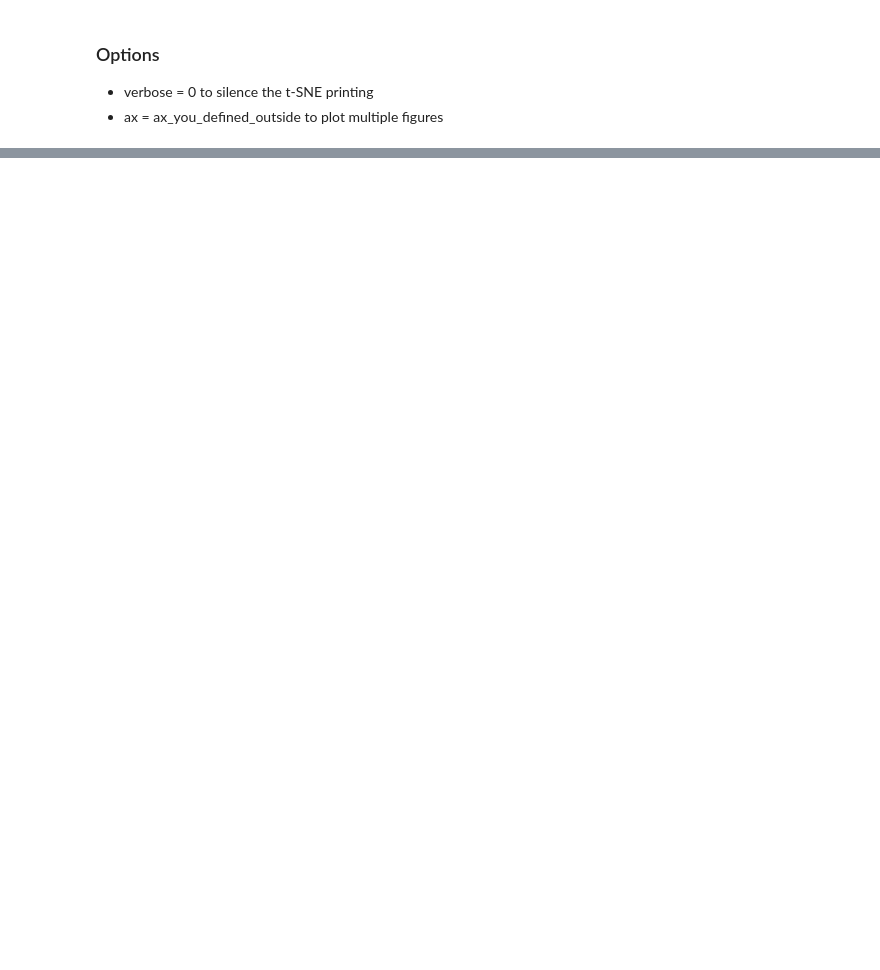
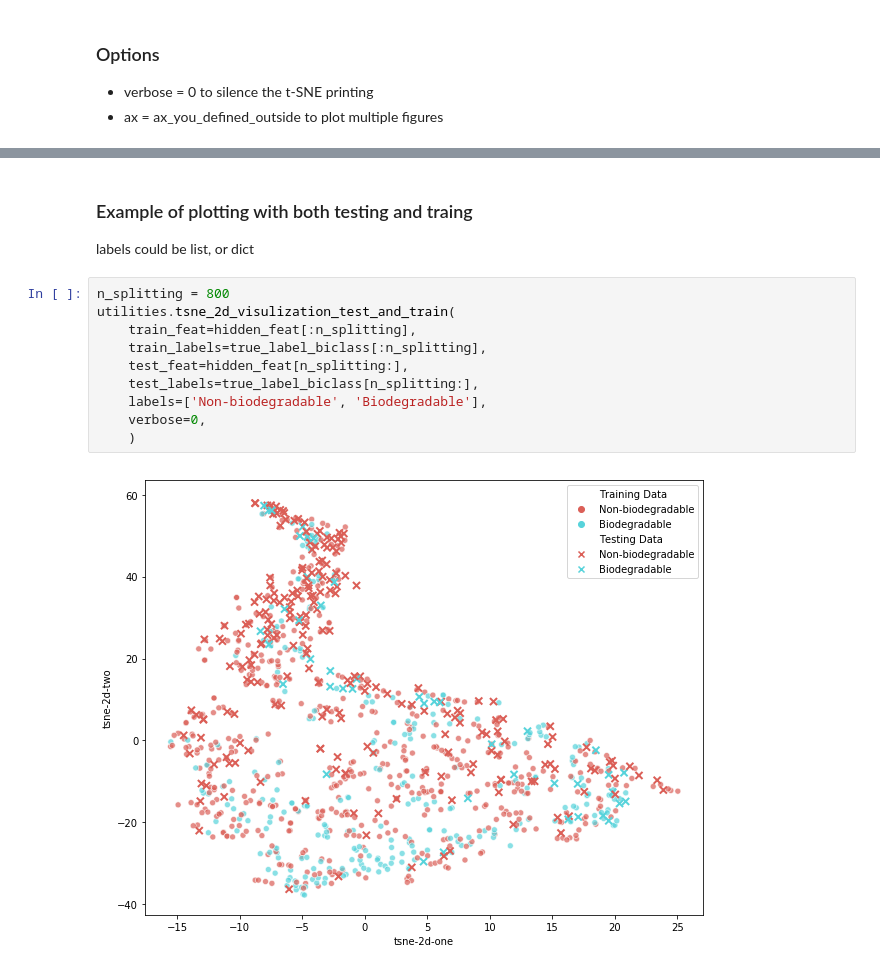
Before and after one commit to chembed/DeepChEmbed, a Jupyter notebook: deepchembed/tutorials/visualization_tsne.ipynb, the cells around one changed output, grey strips where cells are left out. Saved outputs shown, nothing was run; the diff lists cells and outputs as text; blank space fills up the shorter version.

```diff
--- a/deepchembed/tutorials/visualization_tsne.ipynb
+++ b/deepchembed/tutorials/visualization_tsne.ipynb
@@ -97,0 +98,15 @@ Text(0.5, 1.0, 'Using predicted Label')
+# %% [markdown]
+### Example of plotting with both testing and traing
+labels could be list, or dict
+# %%
+n_splitting = 800
+utilities.tsne_2d_visulization_test_and_train(
+    train_feat=hidden_feat[:n_splitting],
+    train_labels=true_label_biclass[:n_splitting],
+    test_feat=hidden_feat[n_splitting:],
+    test_labels=true_label_biclass[n_splitting:],
+    labels=['Non-biodegradable', 'Biodegradable'],
+    verbose=0,
+    )
+# %% [output]
+[figure, added]
```
Also changed, not shown: parts of 6 cells of this notebook, 4 other files.
